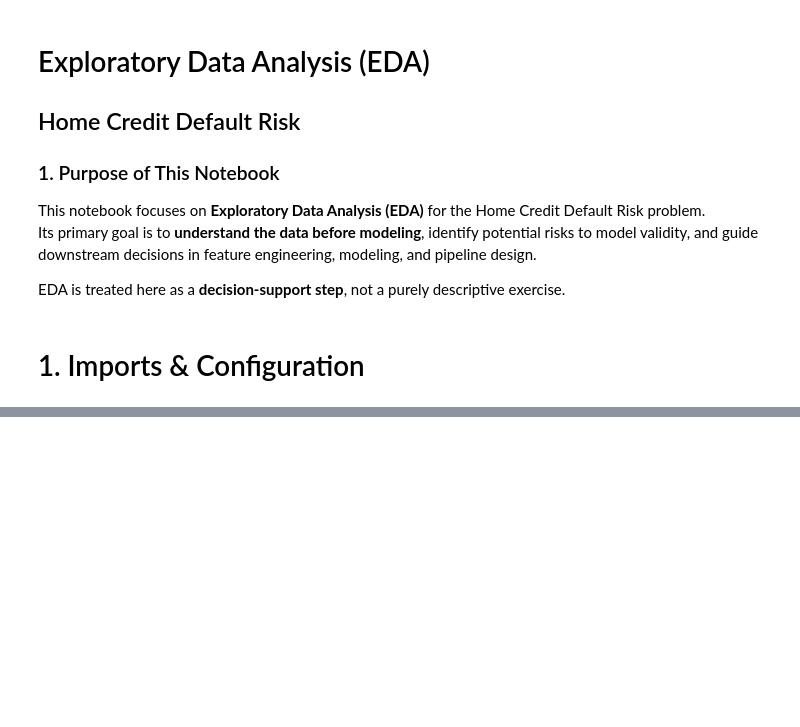
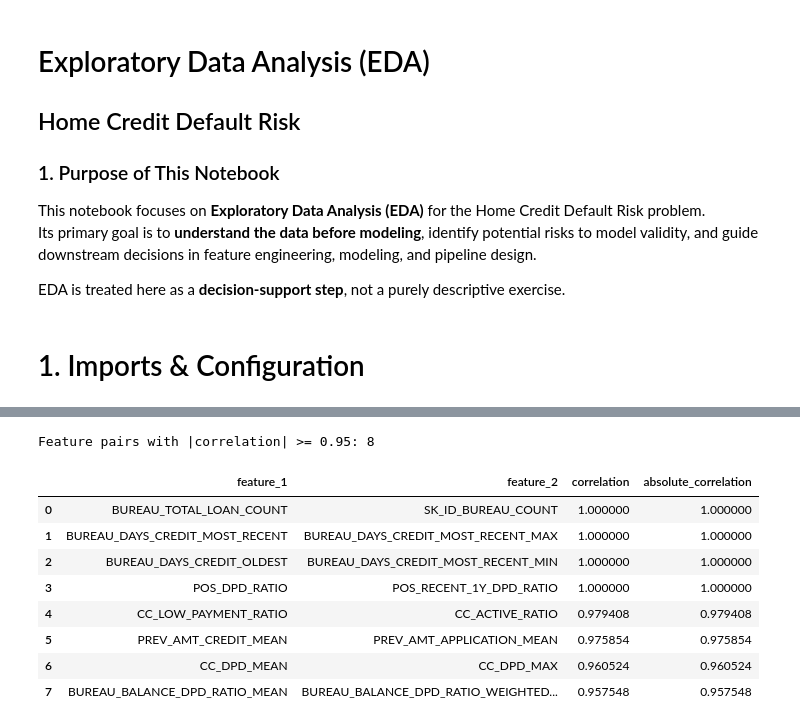
Before and after one commit to h90a00l/home_credit_default_risk_mle, a Jupyter notebook: notebooks/exploratory_data_analysis.ipynb, the cells around one changed output, grey strips where cells are left out. Saved outputs shown, nothing was run; the diff lists cells and outputs as text; code cells hidden in the pictures; blank space fills up the shorter version.

```diff
--- a/notebooks/exploratory_data_analysis.ipynb
+++ b/notebooks/exploratory_data_analysis.ipynb
@@ -496,0 +174,20 @@ Column Name: CC_BALANCE_TREND, Value = -10438.616959181723
+# %%
+constant_columns = cardinality_quality.index[
+    cardinality_quality["unique_including_missing"] <= 1
+].tolist()
+
+constant_features = pd.DataFrame({
+    "feature": constant_columns,
+    "constant_value": [
+        feature_store[column].drop_duplicates().iloc[0]
+        if not feature_store[column].empty else np.nan
+        for column in constant_columns
+    ],
+    "dtype": [str(feature_store[column].dtype) for column in constant_columns],
+})
+
+if constant_features.empty:
+    print("PASS: no constant features found.")
+else:
+    print(f"REVIEW: {len(constant_features)} constant feature(s) found.")
+    display(constant_features)
@@ -496,0 +200,48 @@ Column Name: CC_BALANCE_TREND, Value = -10438.616959181723
+# %%
+extreme_correlation_threshold = 0.95
+excluded_correlation_columns = {id_column, "TARGET", *constant_columns}
+numeric_feature_columns = [
+    column
+    for column in feature_store.select_dtypes(include=np.number).columns
+    if column not in excluded_correlation_columns
+]
+
+correlation_matrix = feature_store[numeric_feature_columns].corr(method="pearson")
+upper_triangle_mask = np.triu(
+    np.ones(correlation_matrix.shape, dtype=bool), k=1
+)
+extreme_correlations = (
+    correlation_matrix.where(upper_triangle_mask)
+    .stack()
+    .rename("correlation")
+    .reset_index()
+    .rename(columns={"level_0": "feature_1", "level_1": "feature_2"})
+)
+extreme_correlations["absolute_correlation"] = (
+    extreme_correlations["correlation"].abs()
+)
+extreme_correlations = (
+    extreme_correlations.loc[
+        extreme_correlations["absolute_correlation"]
+        >= extreme_correlation_threshold
+    ]
+    .sort_values("absolute_correlation", ascending=False)
+    .reset_index(drop=True)
+)
+
+print(
+    f"Feature pairs with |correlation| >= {extreme_correlation_threshold:.2f}: "
+    f"{len(extreme_correlations)}"
+)
+display(extreme_correlations)
+# %% [output]
+Feature pairs with |correlation| >= 0.95: 8
+|  | feature_1 | feature_2 | correlation | absolute_correlation |
+| 0 | BUREAU_TOTAL_LOAN_COUNT | SK_ID_BUREAU_COUNT | 1.000000 | 1.000000 |
+| 1 | BUREAU_DAYS_CREDIT_MOST_RECENT | BUREAU_DAYS_CREDIT_MOST_RECENT_MAX | 1.000000 | 1.000000 |
+| 2 | BUREAU_DAYS_CREDIT_OLDEST | BUREAU_DAYS_CREDIT_MOST_RECENT_MIN | 1.000000 | 1.000000 |
+| 3 | POS_DPD_RATIO | POS_RECENT_1Y_DPD_RATIO | 1.000000 | 1.000000 |
+| 4 | CC_LOW_PAYMENT_RATIO | CC_ACTIVE_RATIO | 0.979408 | 0.979408 |
+| 5 | PREV_AMT_CREDIT_MEAN | PREV_AMT_APPLICATION_MEAN | 0.975854 | 0.975854 |
+| 6 | CC_DPD_MEAN | CC_DPD_MAX | 0.960524 | 0.960524 |
+| 7 | BUREAU_BALANCE_DPD_RATIO_MEAN | BUREAU_BALANCE_DPD_RATIO_WEIGHTED... | 0.957548 | 0.957548 |
```
Also changed, not shown: parts of 47 cells of this notebook, 4 other files.
